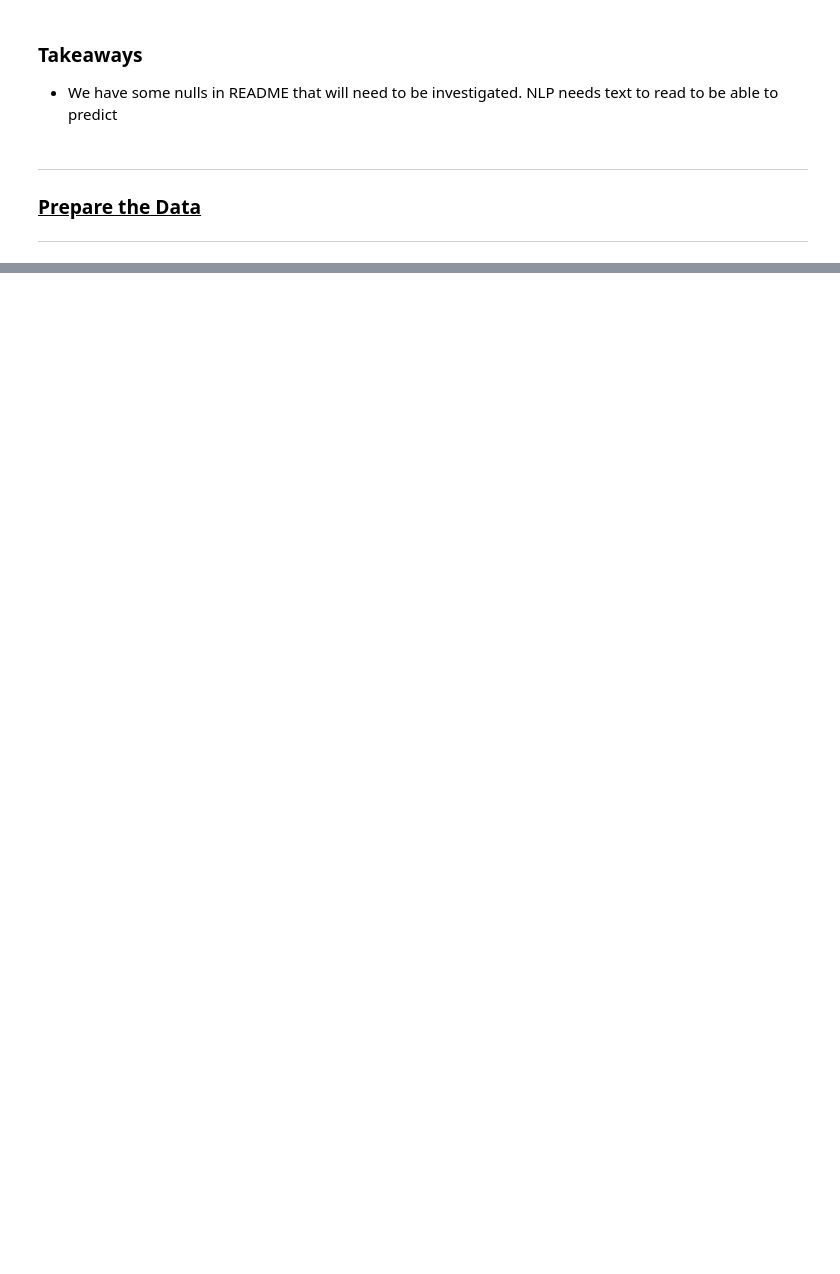
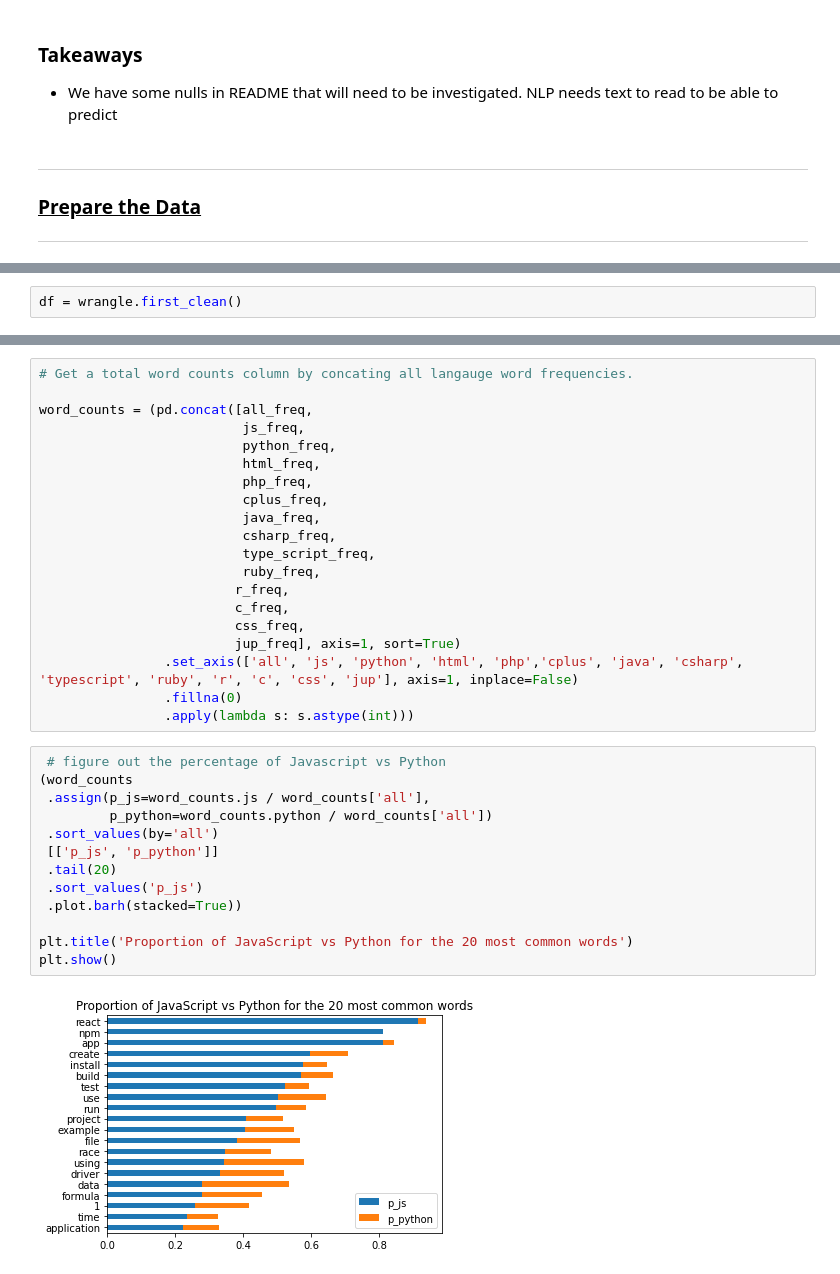
Before and after one commit to DBerchelmann/nlp-project, a Jupyter notebook: NLP_final_project_notebook.ipynb, the cells around one changed output, grey strips where cells are left out. Drawn from its saved outputs; the diff is of its cells as text; blank space fills up the shorter version.

Commit message:
updated final notebook and wrangle, added explore.py

```diff
--- a/NLP_final_project_notebook.ipynb
+++ b/NLP_final_project_notebook.ipynb
@@ -131,0 +138,2 @@ memory usage: 7.8+ KB
+# %%
+df = wrangle.first_clean()
@@ -131,0 +254,35 @@ memory usage: 7.8+ KB
+# %%
+# Get a total word counts column by concating all langauge word frequencies.
+
+word_counts = (pd.concat([all_freq,
+                          js_freq,
+                          python_freq,
+                          html_freq,
+                          php_freq,
+                          cplus_freq,
+                          java_freq,
+                          csharp_freq,
+                          type_script_freq,
+                          ruby_freq,
+                         r_freq,
+                         c_freq,
+                         css_freq,
+                         jup_freq], axis=1, sort=True)
+                .set_axis(['all', 'js', 'python', 'html', 'php','cplus', 'java', 'csharp', 'typescript', 'ruby', 'r', 'c', 'css', 'jup'], axis=1, inplace=False)
+                .fillna(0)
+                .apply(lambda s: s.astype(int)))
+# %%
+ # figure out the percentage of Javascript vs Python
+(word_counts
+ .assign(p_js=word_counts.js / word_counts['all'],
+         p_python=word_counts.python / word_counts['all'])
+ .sort_values(by='all')
+ [['p_js', 'p_python']]
+ .tail(20)
+ .sort_values('p_js')
+ .plot.barh(stacked=True))
+
+plt.title('Proportion of JavaScript vs Python for the 20 most common words')
+plt.show()
+# %% [output]
+[figure, added]
```
Also changed, not shown: parts of 19 cells of this notebook, 2 other files.
